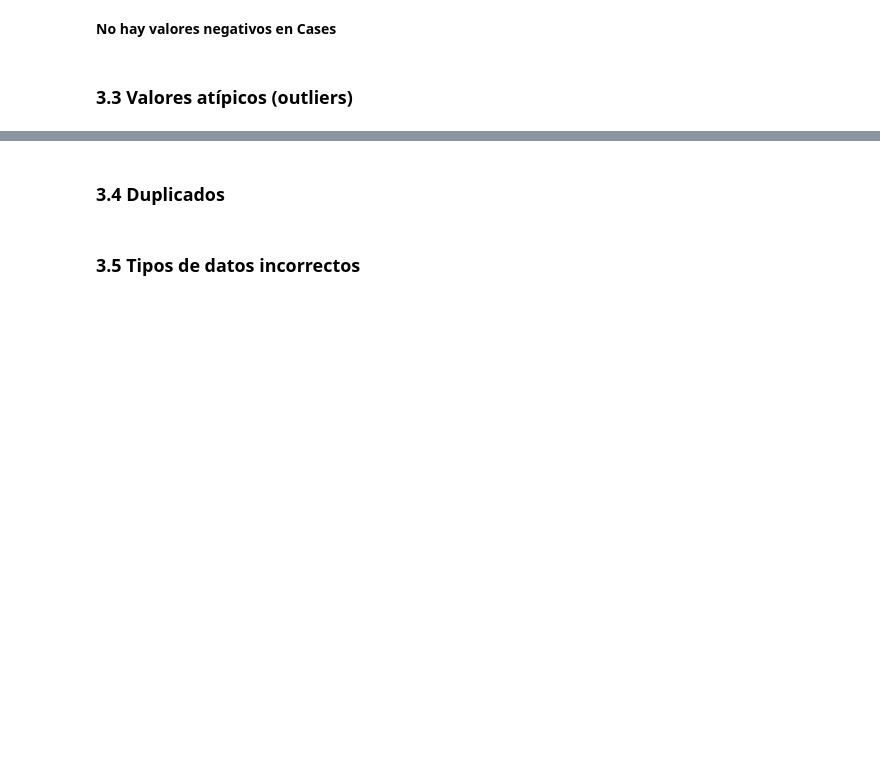
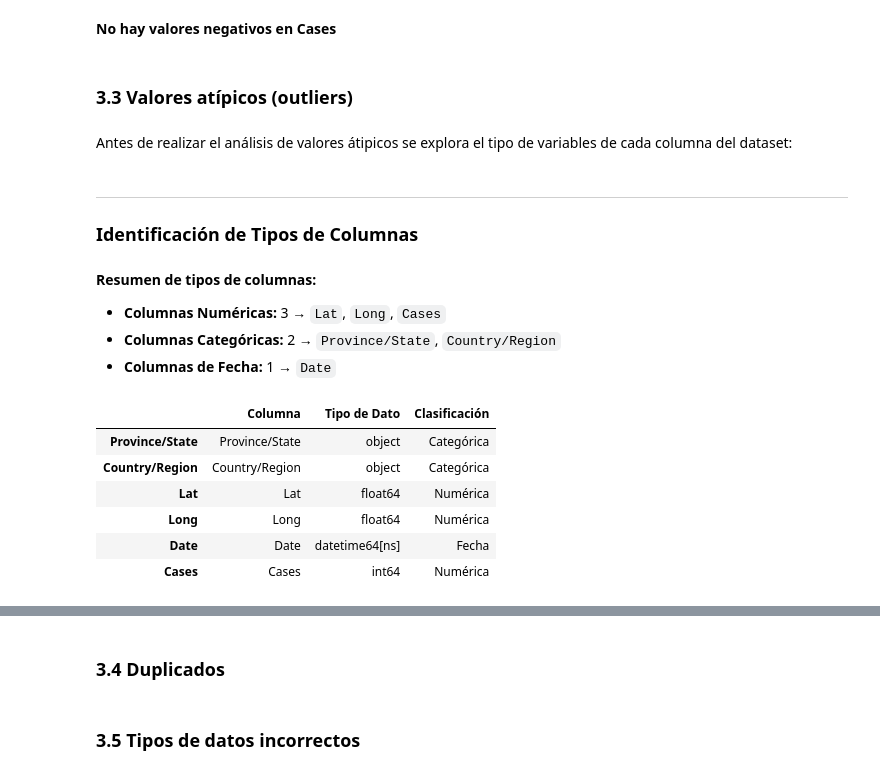
Before and after one commit to esilvas1/Activity3_Data_Management, a Jupyter notebook: Notebook/EDA.ipynb, the cells around one changed output, grey strips where cells are left out. Drawn from its saved outputs; the diff is of its cells as text; code cells hidden in the pictures; blank space fills up the shorter version.

```diff
--- a/Notebook/EDA.ipynb
+++ b/Notebook/EDA.ipynb
@@ -303,3 +303,56 @@ else:
 **No hay valores negativos en Cases**
 # %% [markdown]
 ### 3.3 Valores atípicos (outliers)
+# %% [markdown]
+Antes de realizar el análisis de valores átipicos se explora el tipo de variables de cada columna del dataset:
+# %%
+from IPython.display import display, Markdown
+import matplotlib.pyplot as plt
+import seaborn as sns
+import numpy as np
+
+
+# 1. Identificar tipos de columnas
+display(Markdown("""
+---
+### Identificación de Tipos de Columnas
+"""))
+
+# Separar columnas por tipo
+columnas_numericas = df_long.select_dtypes(include=[np.number]).columns.tolist()
+columnas_categoricas = df_long.select_dtypes(include=['object']).columns.tolist()
+columnas_datetime = df_long.select_dtypes(include=['datetime64']).columns.tolist()
+
+# Crear DataFrame resumen
+tipos_columnas = pd.DataFrame({
+    'Columna': df_long.columns,
+    'Tipo de Dato': df_long.dtypes.astype(str),
+    'Clasificación': ['Numérica' if col in columnas_numericas else
+                      'Categórica' if col in columnas_categoricas else
+                      'Fecha' for col in df_long.columns]
+})
+
+display(Markdown(f"""
+**Resumen de tipos de columnas:**
+- **Columnas Numéricas:** {len(columnas_numericas)} → {', '.join([f'`{col}`' for col in columnas_numericas])}
+- **Columnas Categóricas:** {len(columnas_categoricas)} → {', '.join([f'`{col}`' for col in columnas_categoricas])}
+- **Columnas de Fecha:** {len(columnas_datetime)} → {', '.join([f'`{col}`' for col in columnas_datetime])}
+"""))
+
+display(tipos_columnas)
+# %% [output]
+
+---
+### Identificación de Tipos de Columnas
+
+**Resumen de tipos de columnas:**
+- **Columnas Numéricas:** 3 → `Lat`, `Long`, `Cases`
+- **Columnas Categóricas:** 2 → `Province/State`, `Country/Region`
+- **Columnas de Fecha:** 1 → `Date`
+|  | Columna | Tipo de Dato | Clasificación |
+| Province/State | Province/State | object | Categórica |
+| Country/Region | Country/Region | object | Categórica |
+| Lat | Lat | float64 | Numérica |
+| Long | Long | float64 | Numérica |
+| Date | Date | datetime64[ns] | Fecha |
+| Cases | Cases | int64 | Numérica |
```
Also changed, not shown: parts of 5 cells of this notebook.
